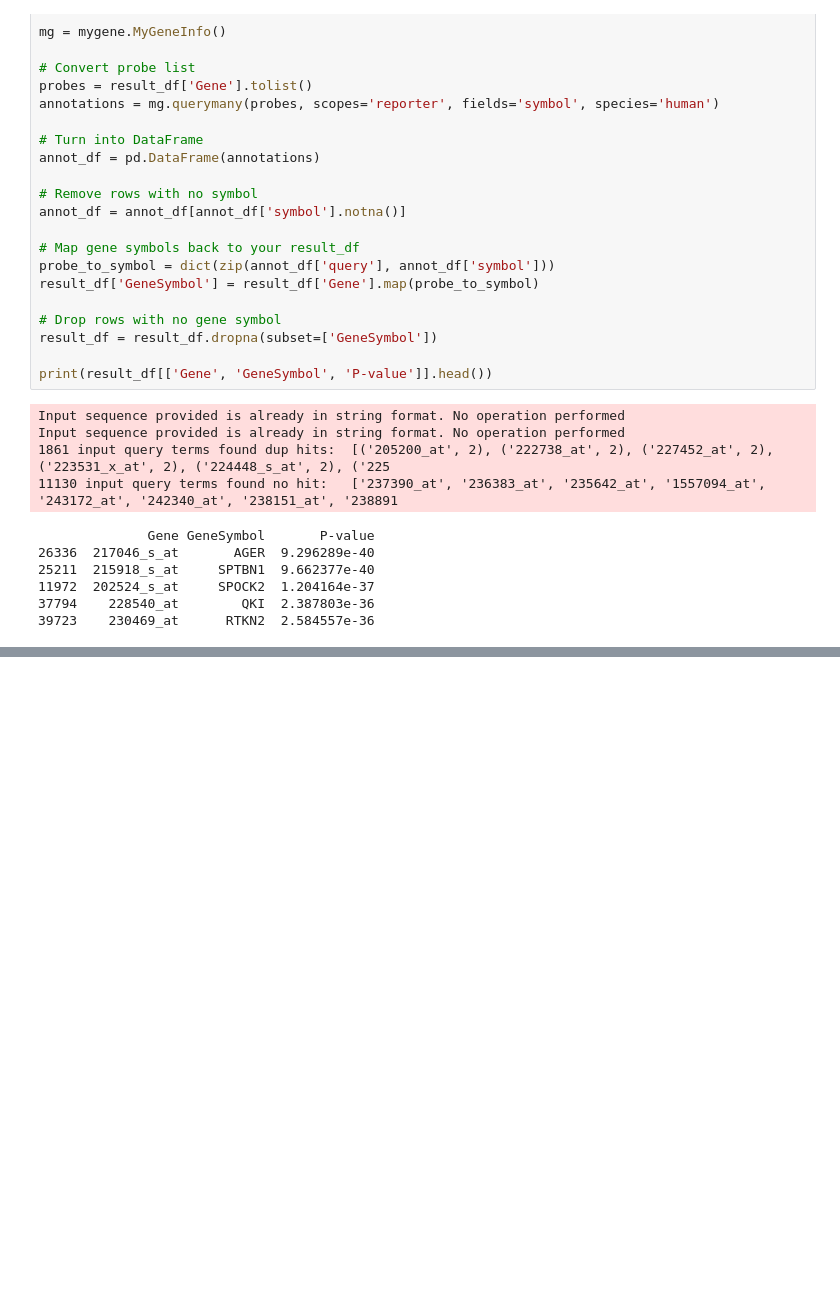
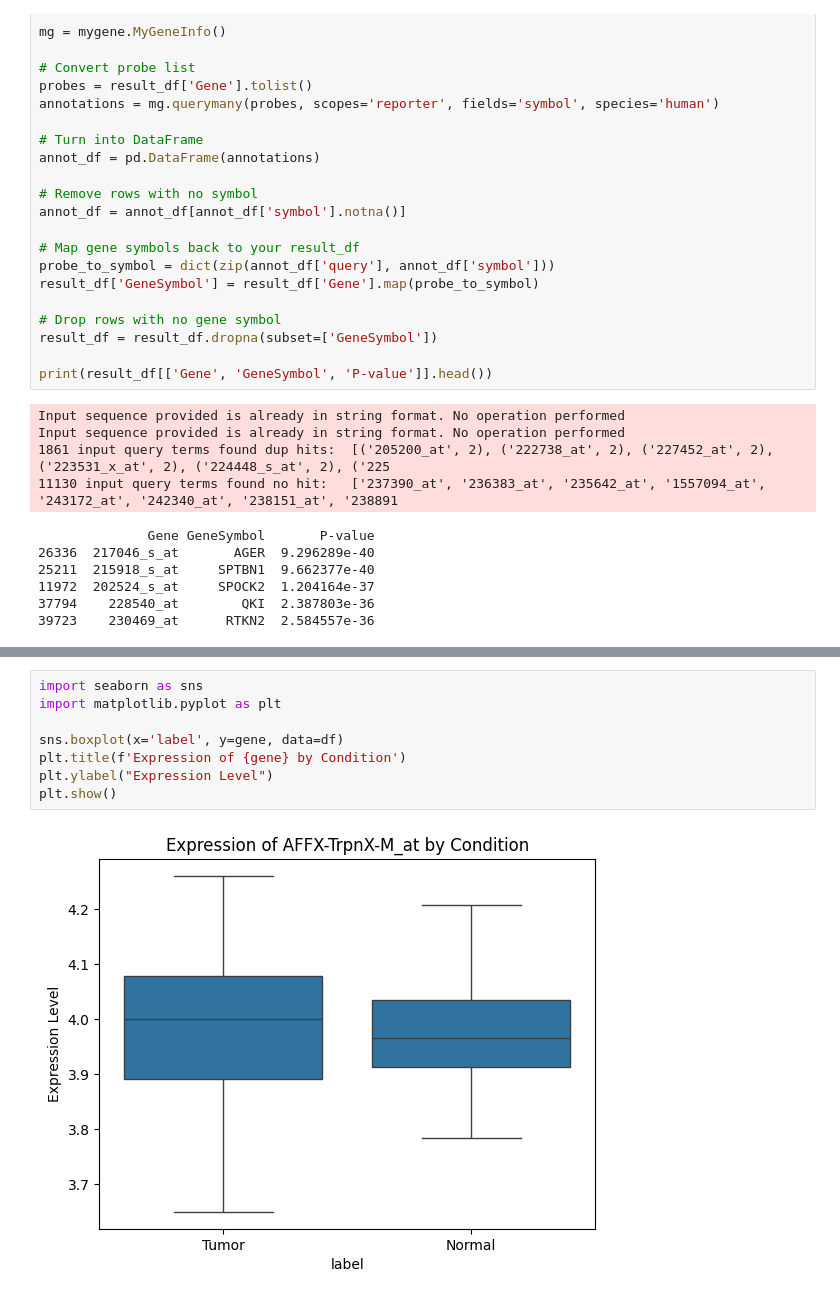
Before and after one commit to VarshithPawarHR/-Gene-Expression-Explorer, a Jupyter notebook: lung/test.ipynb, the cells around one changed output, grey strips where cells are left out. Drawn from its saved outputs; the diff is of its cells as text; blank space fills up the shorter version.

Commit message:
more graphs

```diff
--- a/lung/test.ipynb
+++ b/lung/test.ipynb
@@ -142,0 +144,10 @@ Note: you may need to restart the kernel to use updated packages.
+# %%
+import seaborn as sns
+import matplotlib.pyplot as plt
+
+sns.boxplot(x='label', y=gene, data=df)
+plt.title(f'Expression of {gene} by Condition')
+plt.ylabel("Expression Level")
+plt.show()
+# %% [output]
+[figure, added]
```
Also changed, not shown: parts of 25 cells of this notebook, 1 other file.
